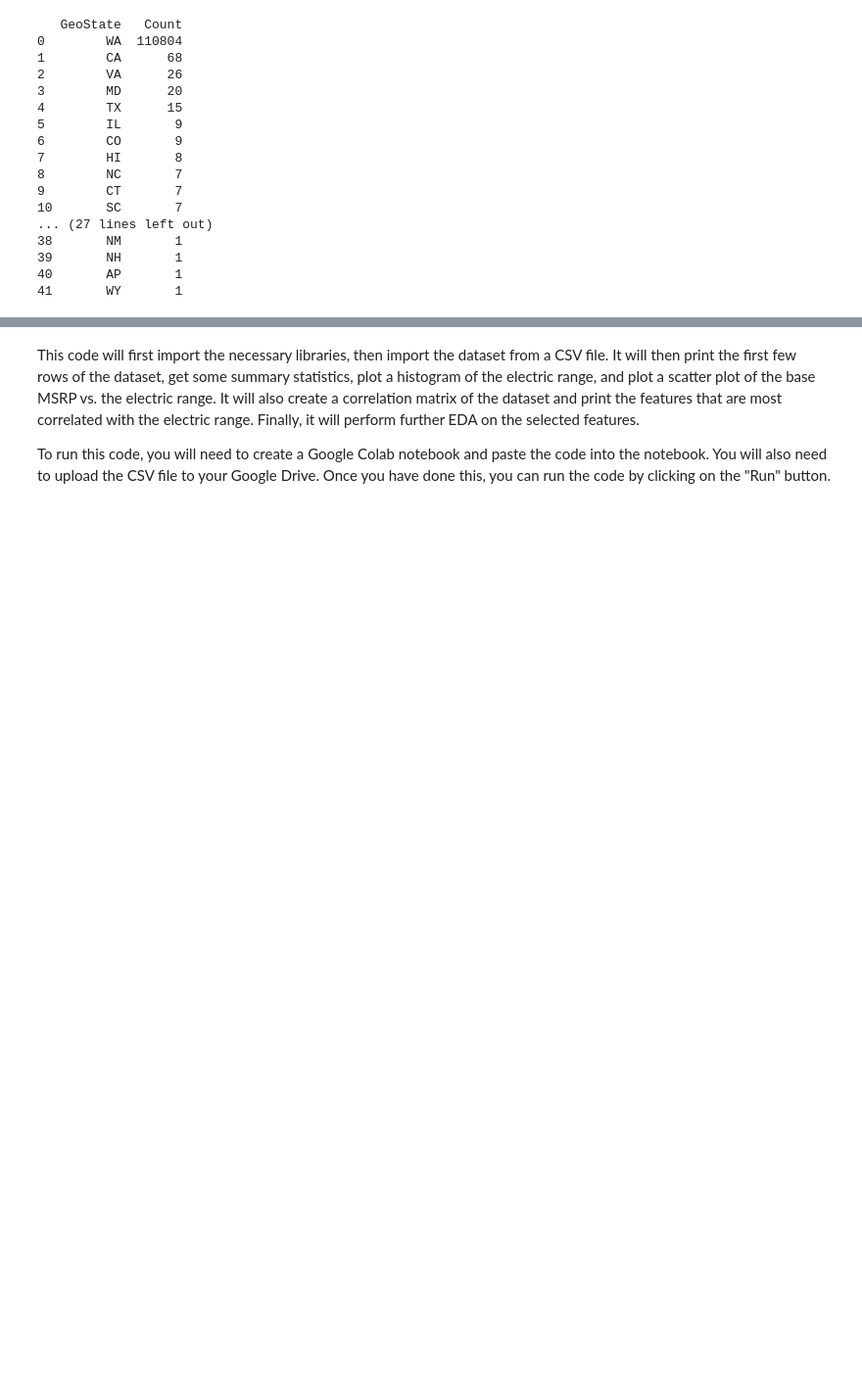
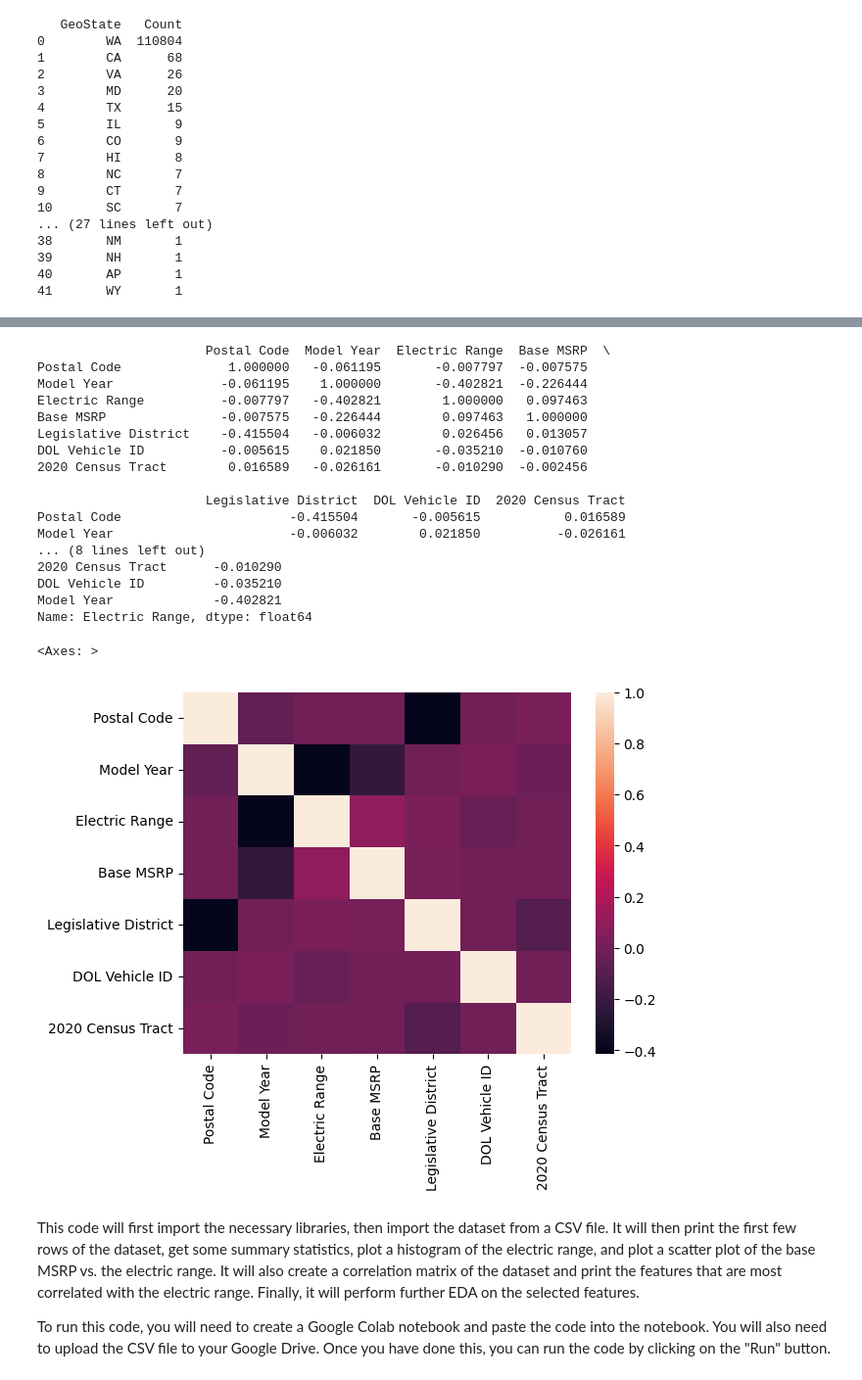
Before and after one commit to shreyshah612/pythonDataWrangling, a Jupyter notebook: EV_DataAnalysis_in_Colab_notebook.ipynb, the cells around one changed output, grey strips where cells are left out. Shown at 98% size. Saved outputs shown, nothing was run; the diff lists cells and outputs as text; code cells hidden in the pictures; blank space fills up the shorter version.

Commit message:
EDA-01 State selected and correlation visualized

```diff
--- a/EV_DataAnalysis_in_Colab_notebook.ipynb
+++ b/EV_DataAnalysis_in_Colab_notebook.ipynb
@@ -83,3 +101,16 @@ print(state_counts_df)
 39       NH       1
 40       AP       1
 41       WY       1
+# %%
+# Get the state column
+state_column = df['State']
+
+# Get the state you want to filter
+state_to_filter = 'WA'
+
+# Filter the DataFrame to only include rows where the state is equal to the state you want to filter
+WA_df = df[state_column == state_to_filter]
+OtherState_df = df[state_column != state_to_filter]
+
+# Print the filtered DataFrame
+print(WA_df.head(10))
@@ -85,0 +138,8 @@ print(state_counts_df)
+# %%
+# Get the column you want to replace NaN values
+column_to_replace = 'Model'
+
+# Replace NaN values with 'null' text
+WA_df[column_to_replace].replace(np.nan, 'null', inplace=True)
+
+WA_df.isnull().sum()
@@ -85,0 +165,5 @@ print(state_counts_df)
+# %%
+# Discard that entire record which has NaN values in the column
+column_to_check = 'Vehicle Location'
+New_WA_df = WA_df[~WA_df[column_to_check].isnull()]
+New_WA_df.isnull().sum()
@@ -85,0 +189,31 @@ print(state_counts_df)
+# %%
+# Create a correlation matrix of the dataset
+correlation_matrix = New_WA_df.corr()
+print(correlation_matrix)
+
+# Select the features that are most correlated with the electric range
+correlated_features = correlation_matrix['Electric Range'].sort_values(ascending=False)
+print(correlated_features[1:])
+
+#Correlation plot
+sns.heatmap(New_WA_df.corr())
+# %% [output]
+                      Postal Code  Model Year  Electric Range  Base MSRP  \
+Postal Code              1.000000   -0.061195       -0.007797  -0.007575
+Model Year              -0.061195    1.000000       -0.402821  -0.226444
+Electric Range          -0.007797   -0.402821        1.000000   0.097463
+Base MSRP               -0.007575   -0.226444        0.097463   1.000000
+Legislative District    -0.415504   -0.006032        0.026456   0.013057
+DOL Vehicle ID          -0.005615    0.021850       -0.035210  -0.010760
+2020 Census Tract        0.016589   -0.026161       -0.010290  -0.002456
+
+                      Legislative District  DOL Vehicle ID  2020 Census Tract
+Postal Code                      -0.415504       -0.005615           0.016589
+Model Year                       -0.006032        0.021850          -0.026161
+... (8 lines left out)
+2020 Census Tract      -0.010290
+DOL Vehicle ID         -0.035210
+Model Year             -0.402821
+Name: Electric Range, dtype: float64
+<Axes: >
+[figure, added]
```
Also changed, not shown: parts of 6 cells of this notebook, 1 other file.
